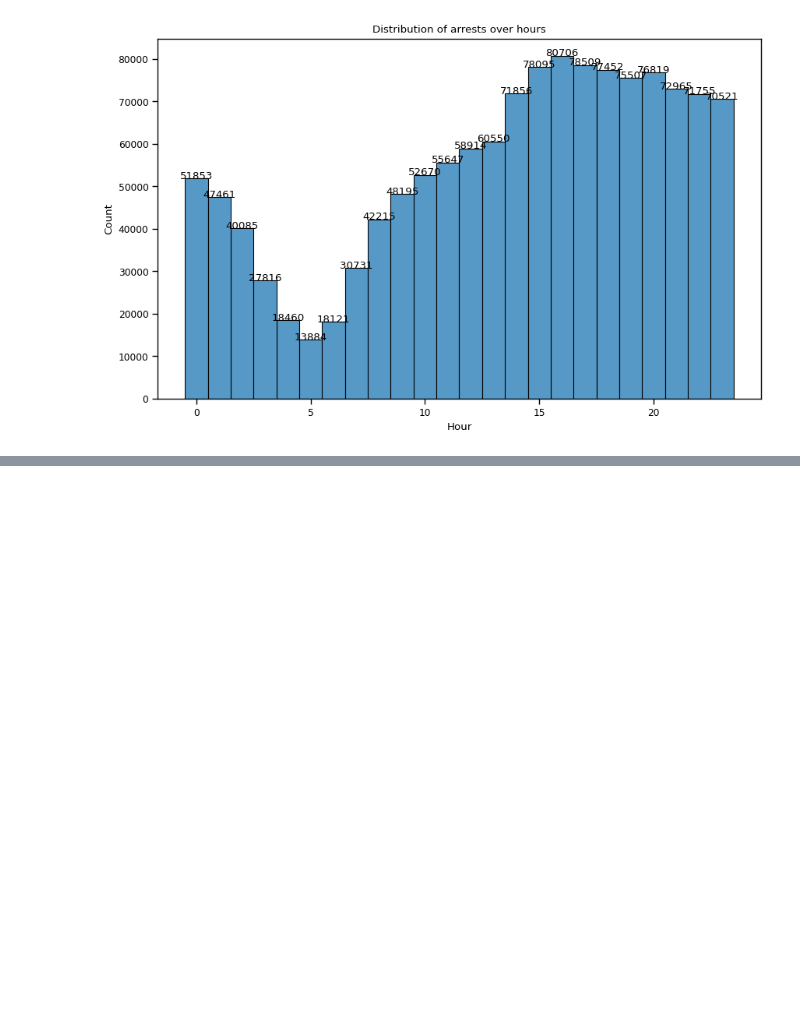
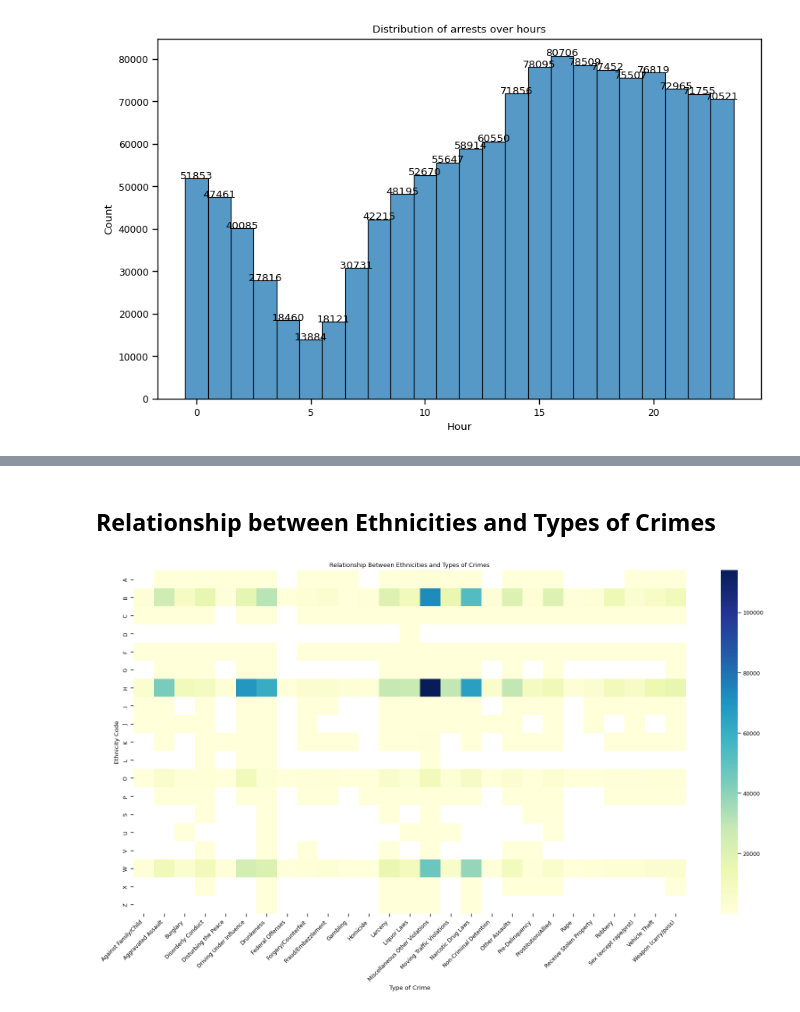
Before and after one commit to zesilva18/VAD, a Jupyter notebook: SecondMidTerm.ipynb, the cells around one changed output, grey strips where cells are left out. Saved outputs shown, nothing was run; the diff lists cells and outputs as text; code cells hidden in the pictures; blank space fills up the shorter version.

```diff
--- a/SecondMidTerm.ipynb
+++ b/SecondMidTerm.ipynb
@@ -309,0 +350,20 @@ findfont: Font family 'Helvetica' not found.
+# %% [markdown]
+## Relationship between Ethnicities and Types of Crimes
+# %%
+
+# Group the data by 'Descent Code' and 'Charge Group Description' and count the occurrences
+crime_by_ethnicity = df.groupby(['Descent Code', 'Charge Group Description']).size().reset_index(name='Count')
+
+# Pivot the data for better visualization in a heatmap
+pivot_table = crime_by_ethnicity.pivot("Descent Code", "Charge Group Description", "Count")
+
+# Use a heatmap to visualize the data
+plt.figure(figsize=(20, 10))
+sns.heatmap(pivot_table, cmap="YlGnBu", annot=False, fmt="d")
+plt.title('Relationship Between Ethnicities and Types of Crimes')
+plt.xlabel('Type of Crime')
+plt.ylabel('Ethnicity Code')
+plt.xticks(rotation=45, ha="right")
+plt.show()
+# %% [output]
+[figure, added]
```
Also changed, not shown: parts of 9 cells of this notebook, 1 other file.
